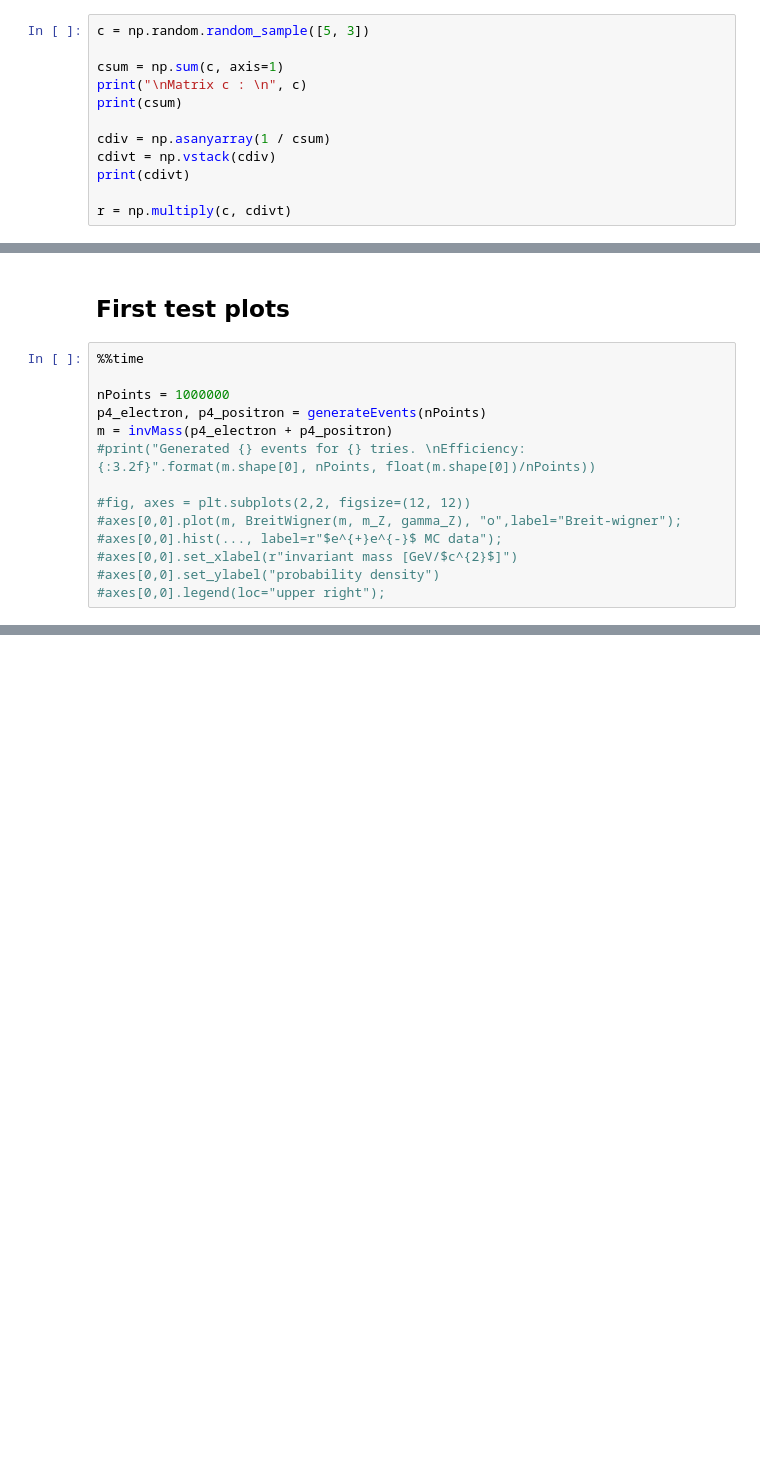
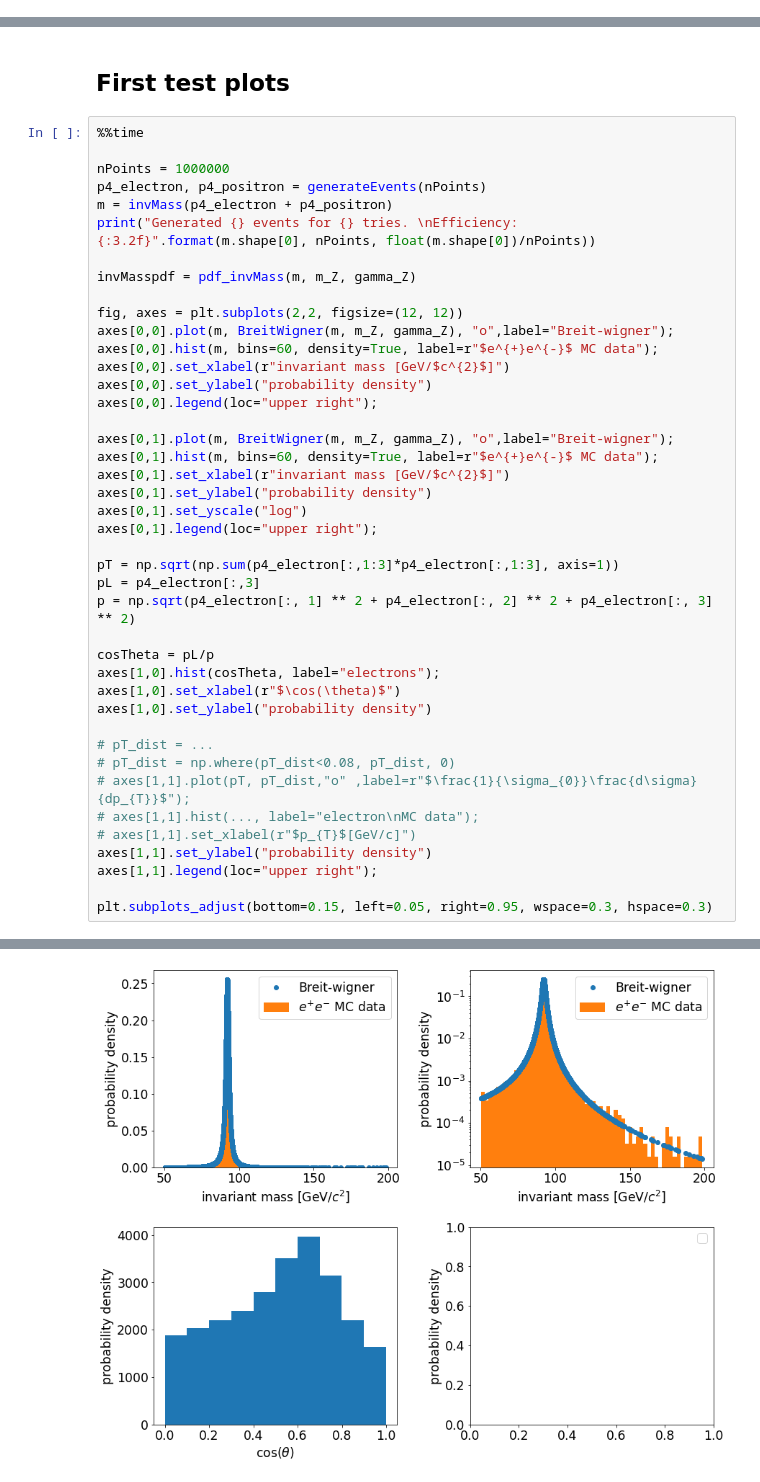
Before and after one commit to draczew23/MPPE_homeworks, a Jupyter notebook: hom1.ipynb, the cells around one changed output, grey strips where cells are left out. Cells and saved outputs as stored; diff of their text form; blank space fills up the shorter version.

Commit message:
plots for momenta and cosine theta done, now only i have to make last part

```diff
--- a/hom1.ipynb
+++ b/hom1.ipynb
@@ -149,12 +120,0 @@ print(c)
-# %%
-c = np.random.random_sample([5, 3])
-
-csum = np.sum(c, axis=1)
-print("\nMatrix c : \n", c)
-print(csum)
-
-cdiv = np.asanyarray(1 / csum)
-cdivt = np.vstack(cdiv)
-print(cdivt)
-
-r = np.multiply(c, cdivt)
@@ -206,11 +141,40 @@ ValueError: operands could not be broadcast together with shapes (1324,3) (5,1)
 nPoints = 1000000
 p4_electron, p4_positron = generateEvents(nPoints)
 m = invMass(p4_electron + p4_positron)
-#print("Generated {} events for {} tries. \nEfficiency: {:3.2f}".format(m.shape[0], nPoints, float(m.shape[0])/nPoints))
+print("Generated {} events for {} tries. \nEfficiency: {:3.2f}".format(m.shape[0], nPoints, float(m.shape[0])/nPoints))
 
-#fig, axes = plt.subplots(2,2, figsize=(12, 12))
-#axes[0,0].plot(m, BreitWigner(m, m_Z, gamma_Z), "o",label="Breit-wigner");
-#axes[0,0].hist(..., label=r"$e^{+}e^{-}$ MC data");
-#axes[0,0].set_xlabel(r"invariant mass [GeV/$c^{2}$]")
-#axes[0,0].set_ylabel("probability density")
-#axes[0,0].legend(loc="upper right");
+invMasspdf = pdf_invMass(m, m_Z, gamma_Z)
+
+fig, axes = plt.subplots(2,2, figsize=(12, 12))
+axes[0,0].plot(m, BreitWigner(m, m_Z, gamma_Z), "o",label="Breit-wigner");
+axes[0,0].hist(m, bins=60, density=True, label=r"$e^{+}e^{-}$ MC data");
+axes[0,0].set_xlabel(r"invariant mass [GeV/$c^{2}$]")
+axes[0,0].set_ylabel("probability density")
+axes[0,0].legend(loc="upper right");
+
+axes[0,1].plot(m, BreitWigner(m, m_Z, gamma_Z), "o",label="Breit-wigner");
+axes[0,1].hist(m, bins=60, density=True, label=r"$e^{+}e^{-}$ MC data");
+axes[0,1].set_xlabel(r"invariant mass [GeV/$c^{2}$]")
+axes[0,1].set_ylabel("probability density")
+axes[0,1].set_yscale("log")
+axes[0,1].legend(loc="upper right");
+
+pT = np.sqrt(np.sum(p4_electron[:,1:3]*p4_electron[:,1:3], axis=1))
+pL = p4_electron[:,3]
+p = np.sqrt(p4_electron[:, 1] ** 2 + p4_electron[:, 2] ** 2 + p4_electron[:, 3] ** 2)
+
+cosTheta = pL/p
+axes[1,0].hist(cosTheta, label="electrons");
+axes[1,0].set_xlabel(r"$\cos(\theta)$")
+axes[1,0].set_ylabel("probability density")
+
+# pT_dist = ...
+# pT_dist = np.where(pT_dist<0.08, pT_dist, 0)
+# axes[1,1].plot(pT, pT_dist,"o" ,label=r"$\frac{1}{\sigma_{0}}\frac{d\sigma}{dp_{T}}$");
+# axes[1,1].hist(..., label="electron\nMC data");
+# axes[1,1].set_xlabel(r"$p_{T}$[GeV/c]")
+axes[1,1].set_ylabel("probability density")
+axes[1,1].legend(loc="upper right");
+
+plt.subplots_adjust(bottom=0.15, left=0.05, right=0.95, wspace=0.3, hspace=0.3)
+# %% [output]
@@ -216,0 +188 @@ m = invMass(p4_electron + p4_positron)
+[figure, added]
```
Also changed, not shown: parts of 10 cells of this notebook.
